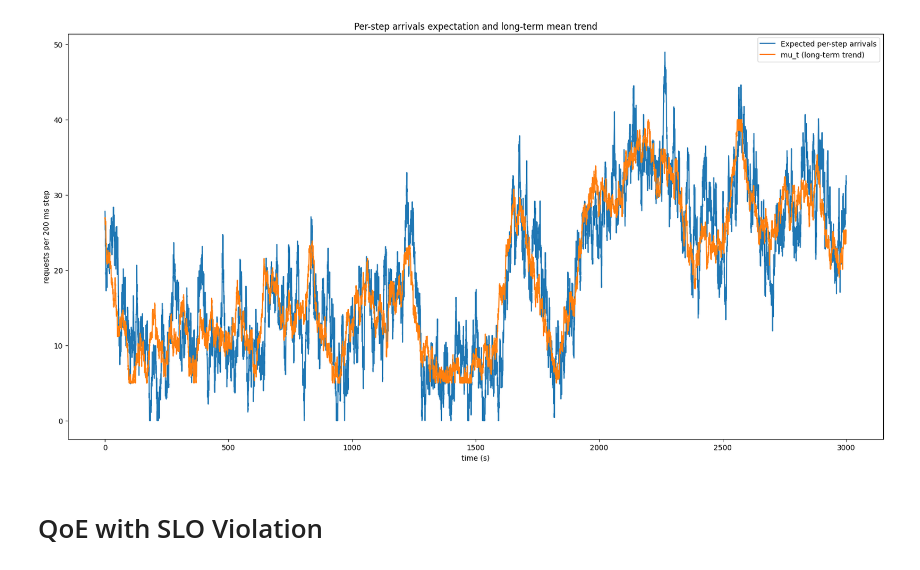
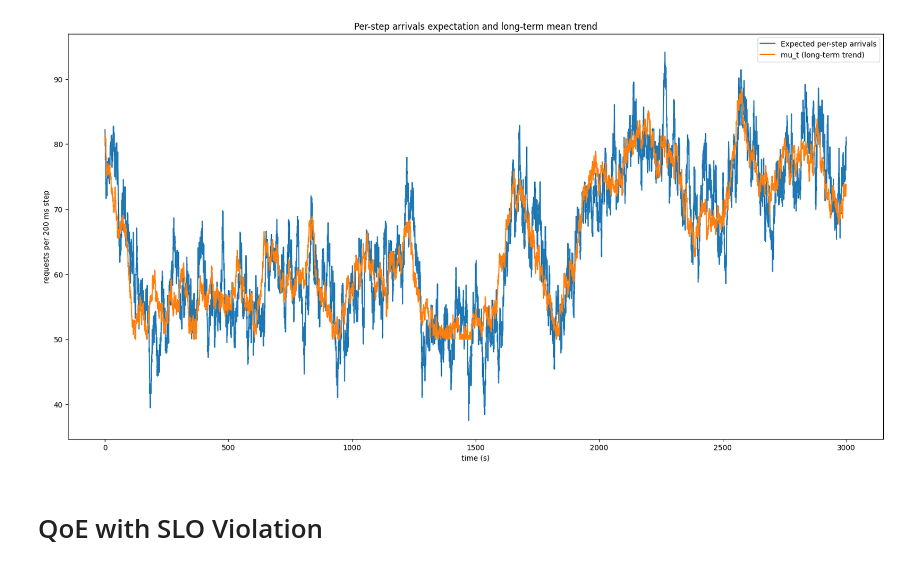
Before and after one commit to VincentSheh/vehicle_mtmc, a Jupyter notebook: simulation/visualize.ipynb, the cells around one changed output. Drawn from its saved outputs; the diff is of its cells as text; code cells hidden in the pictures.

```diff
--- a/simulation/visualize.ipynb
+++ b/simulation/visualize.ipynb
@@ -53,37 +53,37 @@ t_max = 15000
 
 cfg = {
     "rw_sigma_per_sqrt_sec": 0.8,
-    "mu_min": 5.0,
-    "mu_max": 40.0,
+    "mu_min": 50.0,
+    "mu_max": 100.0,
     "kappa": 0.02,
     "sigma": 0.9,
 }
 
 rng = np.random.default_rng(7)
 
 time_s = np.arange(t_max) * (slot_ms / 1000.0)
 
 df = generate_req_trace(
     t_steps=t_max,
     slot_ms=slot_ms,
     rng=rng,
     rw_sigma_per_sqrt_sec=cfg["rw_sigma_per_sqrt_sec"],
     mu_min=cfg["mu_min"],
     mu_max=cfg["mu_max"],
     kappa=cfg["kappa"],
     sigma=cfg["sigma"],
 )
 
 plt.figure(figsize=(20, 10))
 plt.plot(time_s, df["req_per_step_expected"], label="Expected per-step arrivals")
 plt.plot(time_s, df["mu_t"], label="mu_t (long-term trend)")
 plt.xlabel("time (s)")
 plt.ylabel(f"requests per {slot_ms:.0f} ms step")
 plt.title("Per-step arrivals expectation and long-term mean trend")
 plt.legend()
 plt.show()
 # %% [output]
-[figure, old version]
+[figure, new version]
 # %% [markdown]
 # QoE with SLO Violation
 # %%
```
Also changed, not shown: 10 other files.
